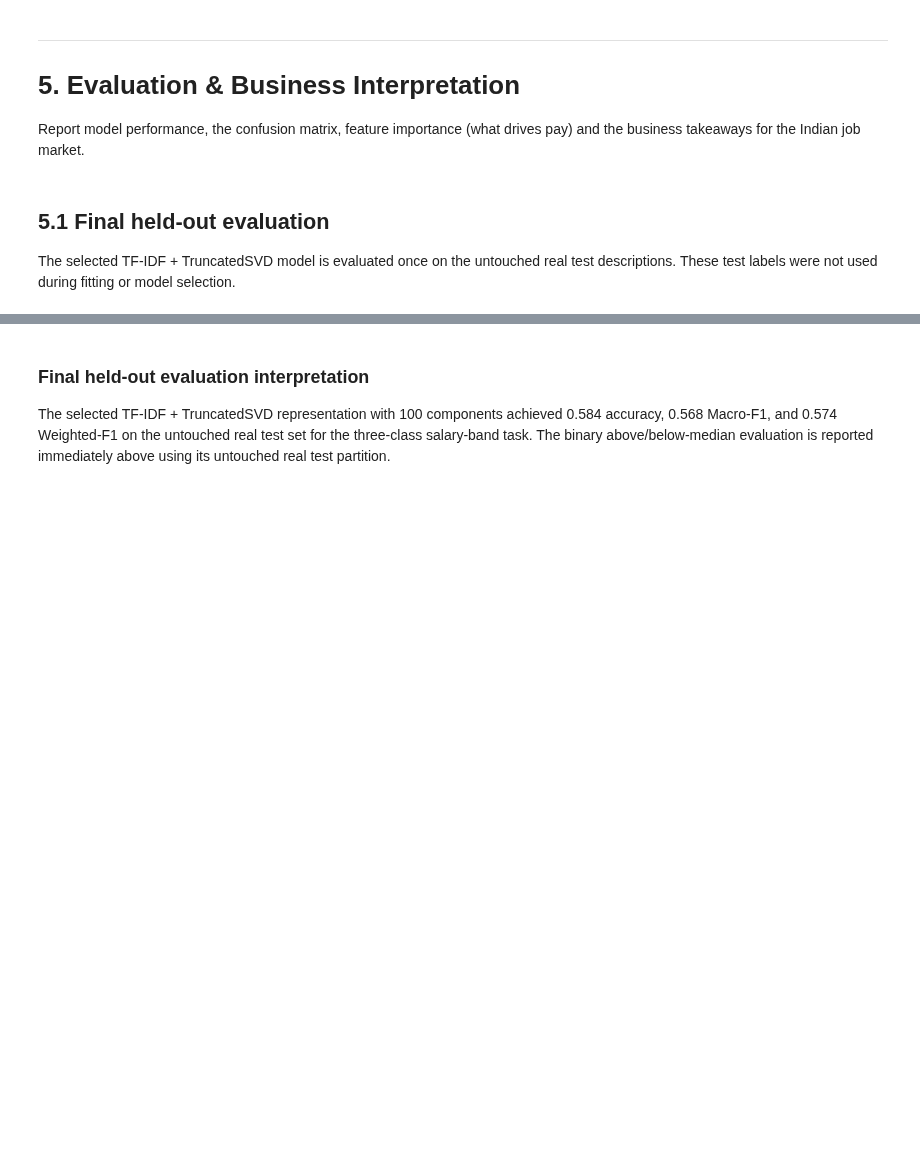
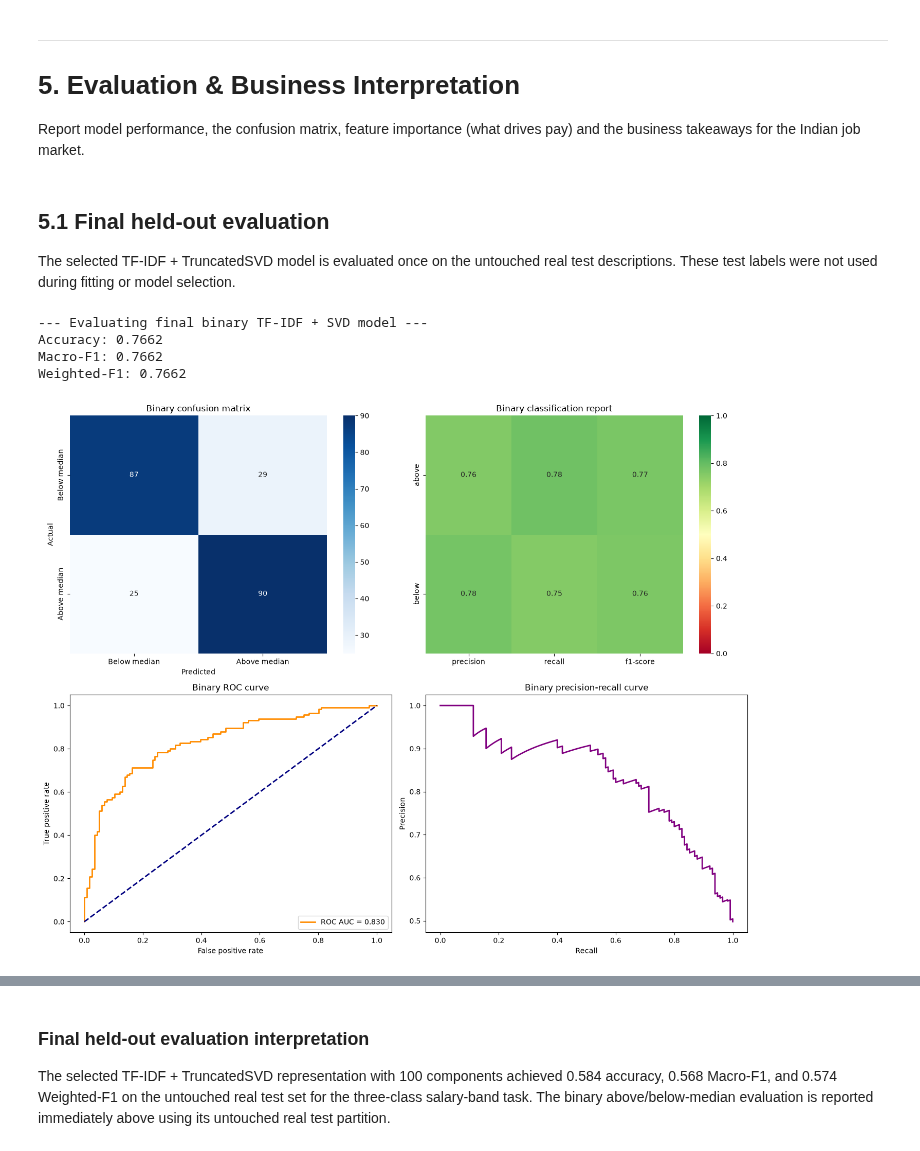
Before and after one commit to anusanth26/Career-Market-Intelligence, a Jupyter notebook: notebooks/career_market_intelligence.ipynb, the cells around one changed output, grey strips where cells are left out. Drawn from its saved outputs; the diff is of its cells as text; code cells hidden in the pictures; blank space fills up the shorter version.

Commit message:
Update Section 5 model evaluation
Add TF-IDF/SVD evaluation plots, binary metrics, and text-term analysis.

Co-authored-by: Copilot <223556219+Copilot@users.noreply.github.com>

```diff
--- a/notebooks/career_market_intelligence.ipynb
+++ b/notebooks/career_market_intelligence.ipynb
@@ -1648,6 +1648,53 @@ Report model performance, the confusion matrix, feature importance (what drives
 ## 5.1 Final held-out evaluation
 
 The selected TF-IDF + TruncatedSVD model is evaluated once on the untouched real test descriptions. These test labels were not used during fitting or model selection.
+# %%
+from sklearn.metrics import classification_report, accuracy_score, f1_score, confusion_matrix, roc_curve, auc, precision_recall_curve
+import seaborn as sns
+
+# --- Binary model evaluation plots ---
+print("--- Evaluating final binary TF-IDF + SVD model ---")
+binary_predictions = binary_text_model.predict(text_test)
+binary_probabilities = binary_text_model.predict_proba(text_test)[:, list(binary_text_model.classes_).index("above")]
+
+binary_report = classification_report(yb_test, binary_predictions, output_dict=True, zero_division=0)
+print(f"Accuracy: {accuracy_score(yb_test, binary_predictions):.4f}")
+print(f"Macro-F1: {f1_score(yb_test, binary_predictions, average='macro'):.4f}")
+print(f"Weighted-F1: {f1_score(yb_test, binary_predictions, average='weighted'):.4f}")
+
+fig, axes = plt.subplots(2, 2, figsize=(14, 11))
+cm_binary = confusion_matrix(yb_test, binary_predictions, labels=["below", "above"])
+sns.heatmap(cm_binary, annot=True, fmt="d", cmap="Blues", xticklabels=["Below median", "Above median"], yticklabels=["Below median", "Above median"], ax=axes[0, 0])
+axes[0, 0].set_title("Binary confusion matrix")
+axes[0, 0].set_xlabel("Predicted")
+axes[0, 0].set_ylabel("Actual")
+
+binary_report_df = pd.DataFrame(binary_report).T.loc[["above", "below"], ["precision", "recall", "f1-score"]]
+sns.heatmap(binary_report_df, annot=True, cmap="RdYlGn", vmin=0, vmax=1, ax=axes[0, 1])
+axes[0, 1].set_title("Binary classification report")
+
+fpr, tpr, _ = roc_curve((yb_test == "above").astype(int), binary_probabilities)
+roc_auc = auc(fpr, tpr)
+axes[1, 0].plot(fpr, tpr, color="darkorange", lw=2, label=f"ROC AUC = {roc_auc:.3f}")
+axes[1, 0].plot([0, 1], [0, 1], color="navy", lw=2, linestyle="--")
+axes[1, 0].set_title("Binary ROC curve")
+axes[1, 0].set_xlabel("False positive rate")
+axes[1, 0].set_ylabel("True positive rate")
+axes[1, 0].legend(loc="lower right")
+
+precision_curve, recall_curve, _ = precision_recall_curve((yb_test == "above").astype(int), binary_probabilities)
+axes[1, 1].plot(recall_curve, precision_curve, color="purple", lw=2)
+axes[1, 1].set_title("Binary precision-recall curve")
+axes[1, 1].set_xlabel("Recall")
+axes[1, 1].set_ylabel("Precision")
+plt.tight_layout()
+plt.show()
+# %% [output]
+--- Evaluating final binary TF-IDF + SVD model ---
+Accuracy: 0.7662
+Macro-F1: 0.7662
+Weighted-F1: 0.7662
+[figure, added]
 # %%
 from sklearn.metrics import accuracy_score, classification_report, confusion_matrix, f1_score, precision_score, recall_score
 
```
Also changed, not shown: parts of 4 cells of this notebook.
